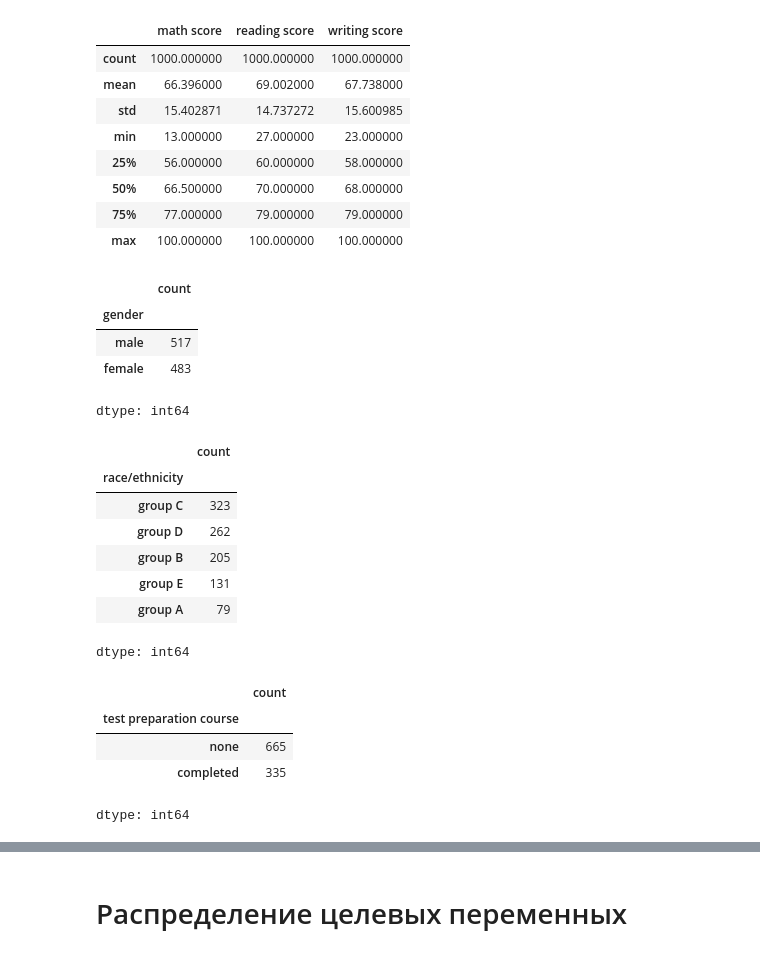
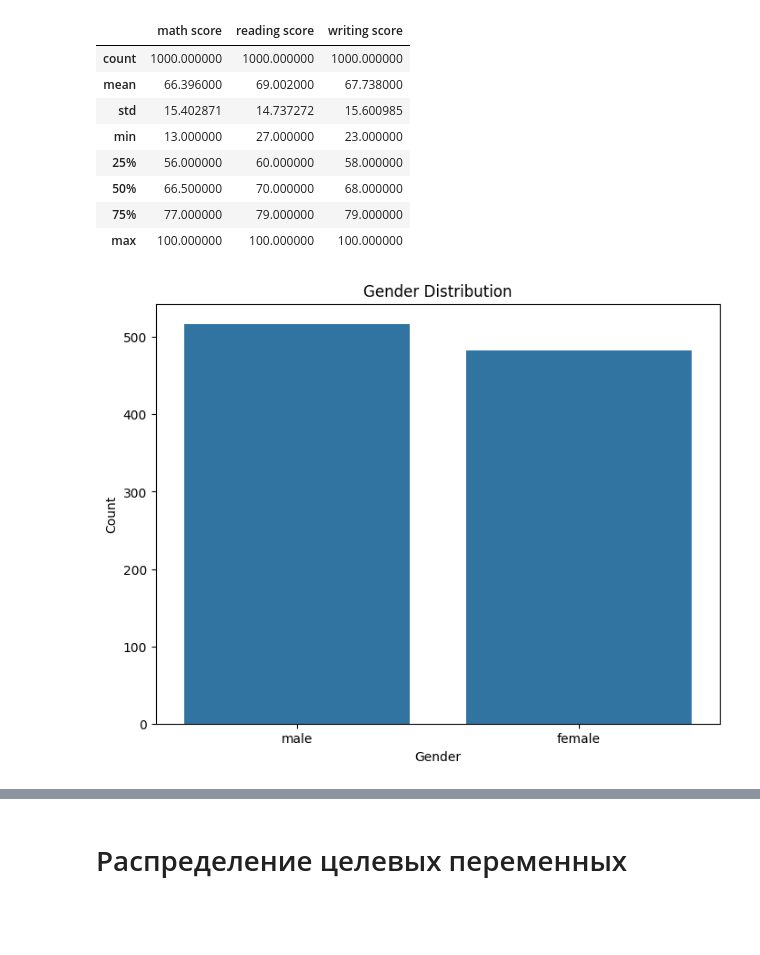
Before and after one commit to yulya11/introduction_to_ai, a Jupyter notebook: 03_lab_ml_intro.ipynb, the cells around one changed output, grey strips where cells are left out. Cells and saved outputs as stored; diff of their text form; code cells hidden in the pictures; blank space fills up the shorter version.

```diff
--- a/03_lab_ml_intro.ipynb
+++ b/03_lab_ml_intro.ipynb
@@ -145,30 +145,12 @@ data.describe()
 | 50% | 66.500000 | 70.000000 | 68.000000 |
 | 75% | 77.000000 | 79.000000 | 79.000000 |
 | max | 100.000000 | 100.000000 | 100.000000 |
-# %%
-data['gender'].value_counts()
-# %% [output]
-|  | count |
-| gender |  |
-| male | 517 |
-| female | 483 |
-dtype: int64
-# %%
-data['race/ethnicity'].value_counts()
-# %% [output]
-|  | count |
-| race/ethnicity |  |
-| group C | 323 |
-| group D | 262 |
-| group B | 205 |
-| group E | 131 |
-| group A | 79 |
-dtype: int64
-# %%
-data['test preparation course'].value_counts()
-# %% [output]
-|  | count |
-| test preparation course |  |
-| none | 665 |
-| completed | 335 |
-dtype: int64
+# %%
+plt.figure(figsize=(8, 6))
+sns.countplot(x='gender', data=data)
+plt.title('Gender Distribution')
+plt.xlabel('Gender')
+plt.ylabel('Count')
+plt.show()
+# %% [output]
+[figure, added]
```
Also changed, not shown: parts of 40 cells of this notebook.
